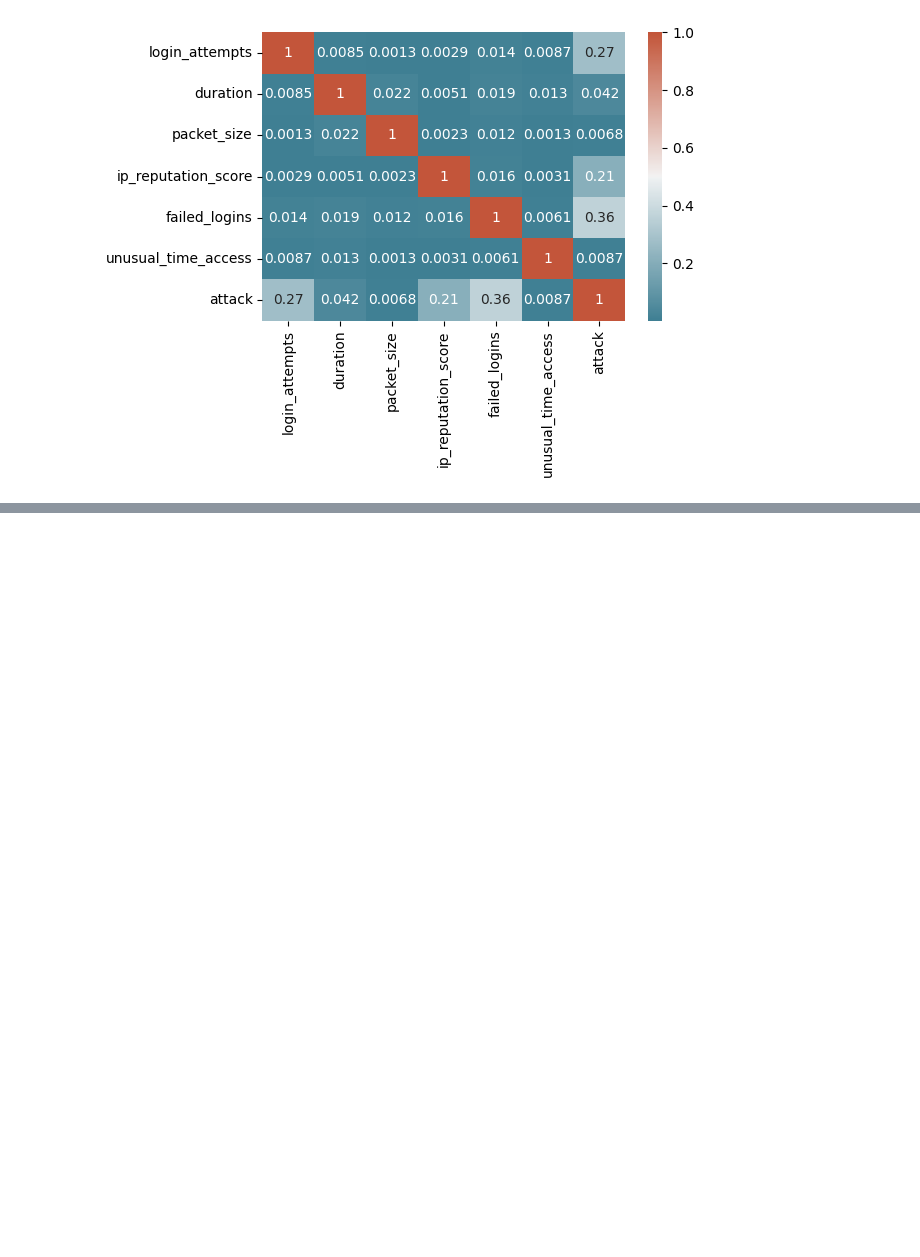
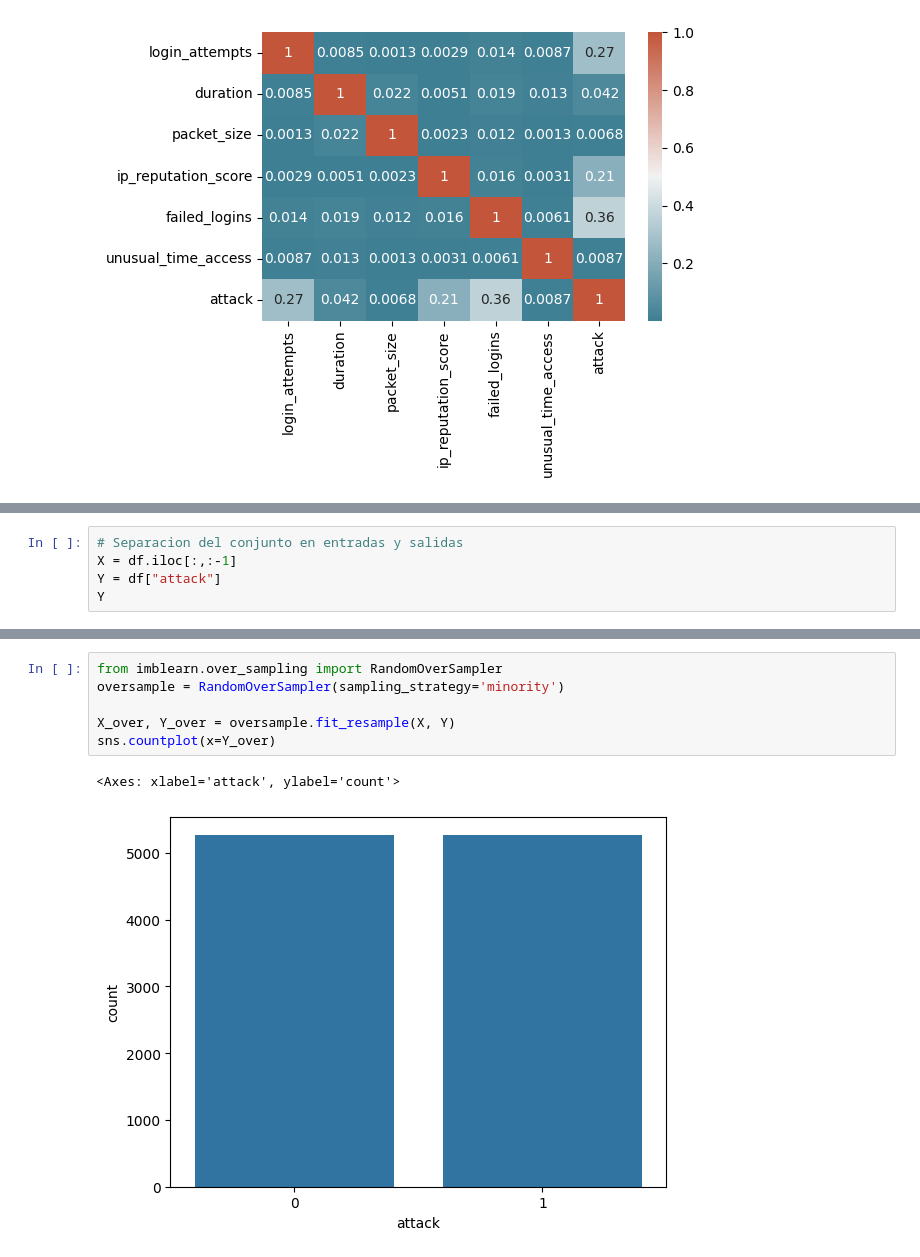
Before and after one commit to JeronimoMarg/tp_cienciaDeDatos, a Jupyter notebook: TP.ipynb, the cells around one changed output, grey strips where cells are left out. Cells and saved outputs as stored; diff of their text form; blank space fills up the shorter version.

```diff
--- a/TP.ipynb
+++ b/TP.ipynb
@@ -424,0 +431,5 @@ plt.tight_layout()
+# %%
+# Separacion del conjunto en entradas y salidas
+X = df.iloc[:,:-1]
+Y = df["attack"]
+Y
@@ -424,0 +449,9 @@ plt.tight_layout()
+# %%
+from imblearn.over_sampling import RandomOverSampler
+oversample = RandomOverSampler(sampling_strategy='minority')
+
+X_over, Y_over = oversample.fit_resample(X, Y)
+sns.countplot(x=Y_over)
+# %% [output]
+<Axes: xlabel='attack', ylabel='count'>
+[figure, added]
```
Also changed, not shown: parts of 19 cells of this notebook, 1 other file.
